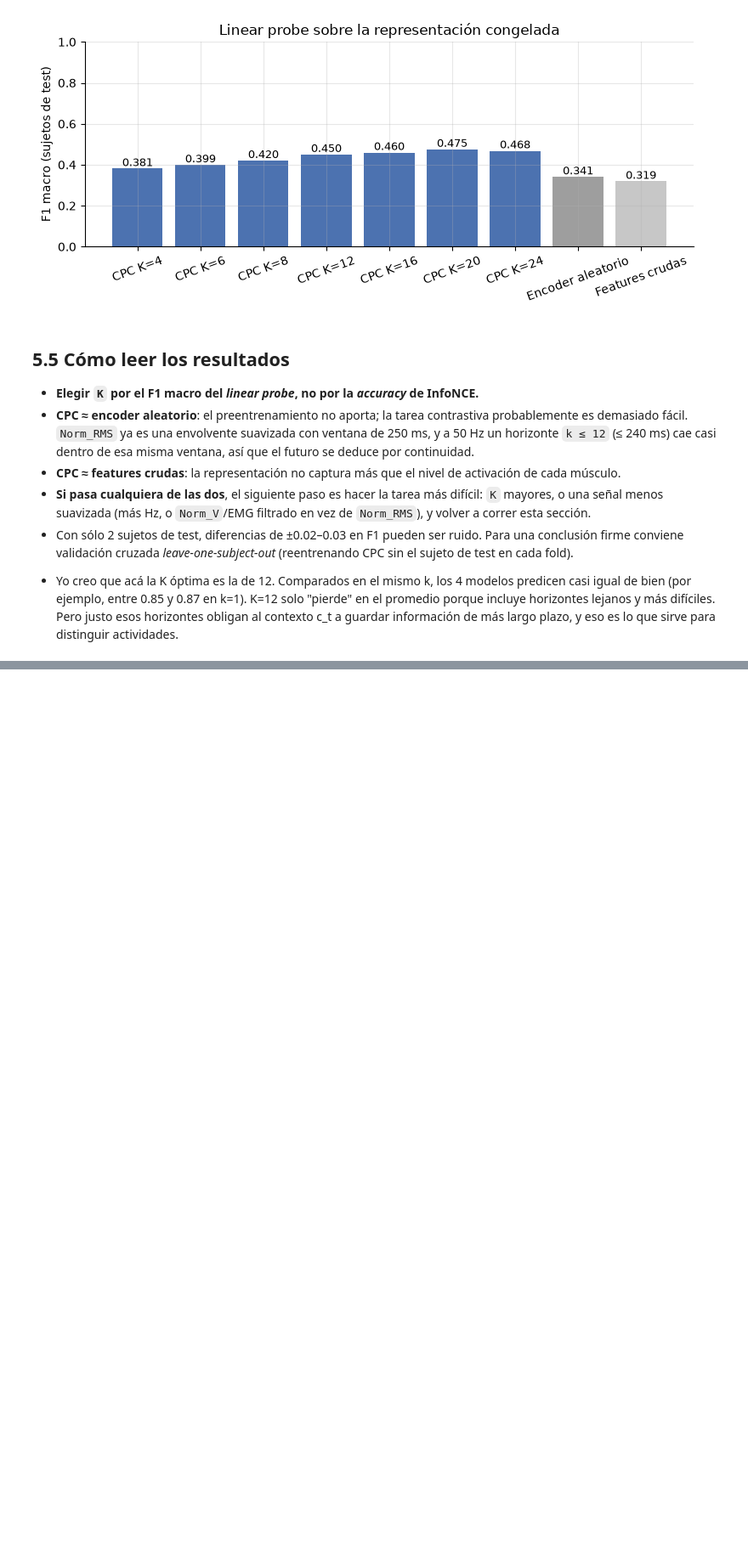
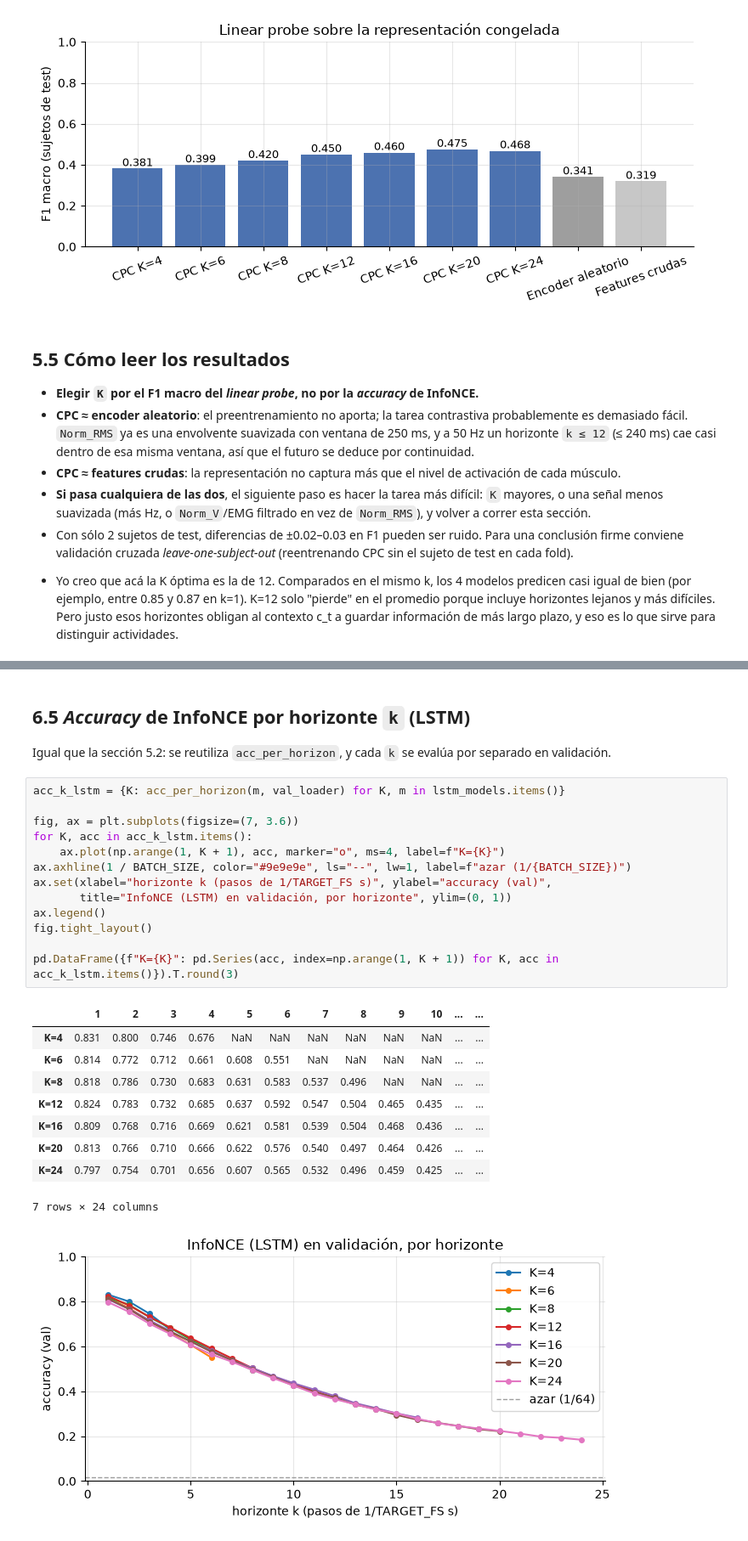
Before and after one commit to Paola-leon/human-activity-recognition, a Jupyter notebook: notebooks/01_Pipeline_CPC.ipynb, the cells around one changed output, grey strips where cells are left out. Shown at 85% size. Drawn from its saved outputs; the diff is of its cells as text; blank space fills up the shorter version.

```diff
--- a/notebooks/01_Pipeline_CPC.ipynb
+++ b/notebooks/01_Pipeline_CPC.ipynb
@@ -1289,0 +1556,28 @@ fig.tight_layout()
+# %% [markdown]
+## 6.5 *Accuracy* de InfoNCE por horizonte `k` (LSTM)
+
+Igual que la sección 5.2: se reutiliza `acc_per_horizon`, y cada `k` se evalúa por separado en validación.
+# %%
+acc_k_lstm = {K: acc_per_horizon(m, val_loader) for K, m in lstm_models.items()}
+
+fig, ax = plt.subplots(figsize=(7, 3.6))
+for K, acc in acc_k_lstm.items():
+    ax.plot(np.arange(1, K + 1), acc, marker="o", ms=4, label=f"K={K}")
+ax.axhline(1 / BATCH_SIZE, color="#9e9e9e", ls="--", lw=1, label=f"azar (1/{BATCH_SIZE})")
+ax.set(xlabel="horizonte k (pasos de 1/TARGET_FS s)", ylabel="accuracy (val)",
+       title="InfoNCE (LSTM) en validación, por horizonte", ylim=(0, 1))
+ax.legend()
+fig.tight_layout()
+
+pd.DataFrame({f"K={K}": pd.Series(acc, index=np.arange(1, K + 1)) for K, acc in acc_k_lstm.items()}).T.round(3)
+# %% [output]
+|  | 1 | 2 | 3 | 4 | 5 | 6 | 7 | 8 | 9 | 10 | ... | ... |
+| K=4 | 0.831 | 0.800 | 0.746 | 0.676 | NaN | NaN | NaN | NaN | NaN | NaN | ... | ... |
+| K=6 | 0.814 | 0.772 | 0.712 | 0.661 | 0.608 | 0.551 | NaN | NaN | NaN | NaN | ... | ... |
+| K=8 | 0.818 | 0.786 | 0.730 | 0.683 | 0.631 | 0.583 | 0.537 | 0.496 | NaN | NaN | ... | ... |
+| K=12 | 0.824 | 0.783 | 0.732 | 0.685 | 0.637 | 0.592 | 0.547 | 0.504 | 0.465 | 0.435 | ... | ... |
+| K=16 | 0.809 | 0.768 | 0.716 | 0.669 | 0.621 | 0.581 | 0.539 | 0.504 | 0.468 | 0.436 | ... | ... |
+| K=20 | 0.813 | 0.766 | 0.710 | 0.666 | 0.622 | 0.576 | 0.540 | 0.497 | 0.464 | 0.426 | ... | ... |
+| K=24 | 0.797 | 0.754 | 0.701 | 0.656 | 0.607 | 0.565 | 0.532 | 0.496 | 0.459 | 0.425 | ... | ... |
+7 rows × 24 columns
+[figure, added]
```
Also changed, not shown: parts of 37 cells of this notebook, 15 other files.
